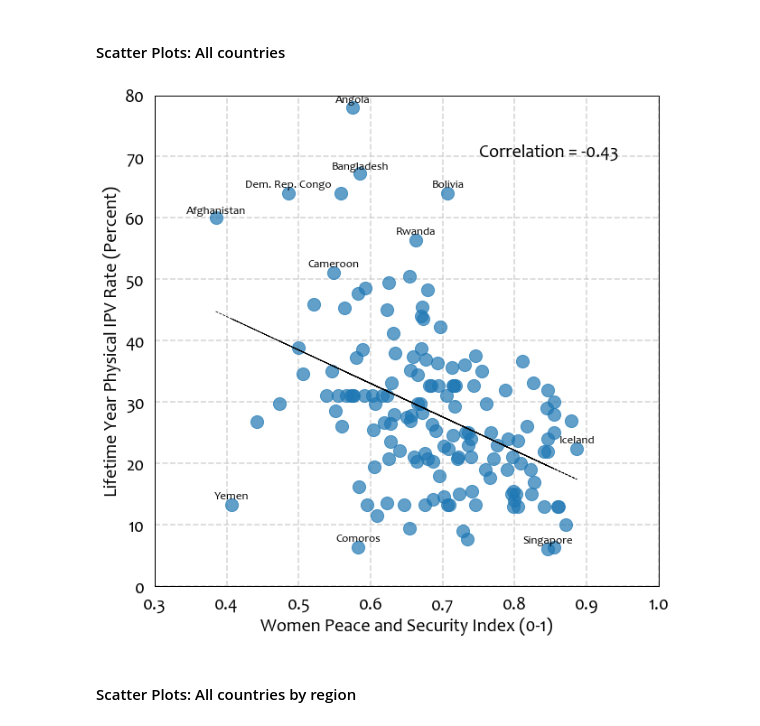
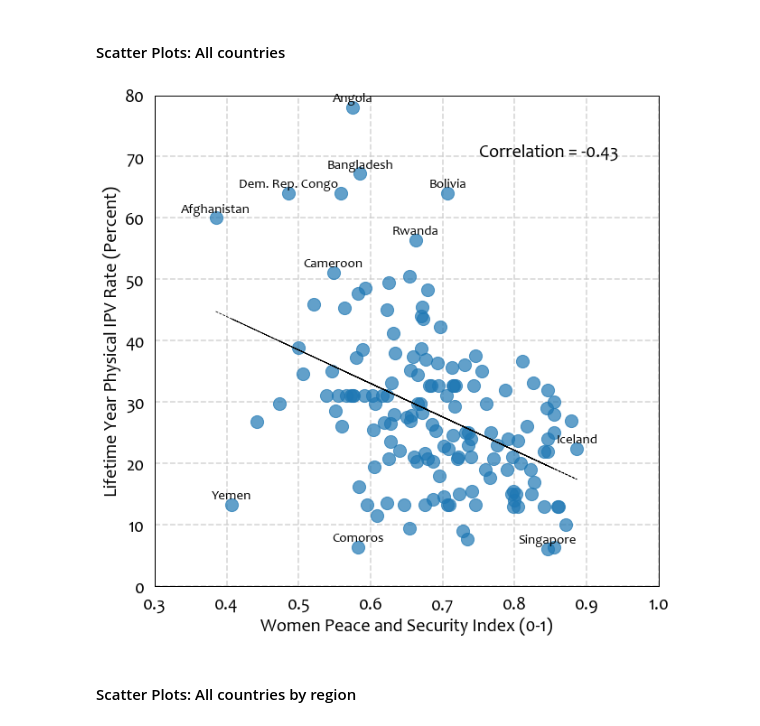
Before and after one commit to Lilyhappiness/python_graphs, a Jupyter notebook: python_training.ipynb, the cells around one changed output. Saved outputs shown, nothing was run; the diff lists cells and outputs as text; code cells hidden in the pictures.

```diff
--- a/python_training.ipynb
+++ b/python_training.ipynb
@@ -253,35 +253,35 @@ ax.spines['bottom'].set_color('k')
 ax.spines['top'].set_color('k')
 ax.spines['left'].set_color('k')
 ax.spines['right'].set_color('k')
 
 ##### Add country labels #####
 selected_ctry = ['Afghanistan','Dem. Rep. Congo','Bolivia','Bangladesh','Iceland','Angola','Cameroon',
                  'Rwanda','Comoros','Singapore', 'Yemen']
 #                  ,'Kenya','Mali','Liberia',
 #                  'Gabon', 'Uganda','India','Israel', 'Moldova',
 #                  'Peru','Haiti','Nepal','Ecuador','Nigeria',
 #                  'Albania','Korea','Vietnam','Mexico','Estonia',
 #                  'Paraguay','United States','Japan',
 #                  'Egypt', 'Pakistan','Yemen']
 
 for ctry in selected_ctry:
      ax.text(country_data['wps_index'][country_data.country == ctry],
               country_data["lifetime_ipv"][country_data.country == ctry]+0.5,
-              ctry,ha='center', va='bottom',color='k',fontsize=13,zorder=6)
+              ctry,ha='center', va='bottom',color='k',fontsize=15,zorder=6)
 
 ##### Source text #####
 #ax1.text(0.3,-14,"Source: UN Women.", color="k",fontsize=18)
 ax.text(0.75, 70, 'Correlation = -0.43', color='k', fontsize=20)
 
 # Show the plot/image
 ax.grid(alpha=0.8,linestyle='--')
 ax.xaxis.grid(True)
 ax.yaxis.grid(True)
 plt.savefig("/Users/lili/Documents/Harvard/DB_MPAID/RA_Jeni/Python_training/graphs/figure_wps_a.jpg",
             bbox_inches='tight')
 plt.show();
 # %% [output]
-[figure, old version]
+[figure, new version]
 # %% [markdown]
 #### Scatter Plots: All countries by region
 # %%
```
Also changed, not shown: parts of 12 cells of this notebook.
